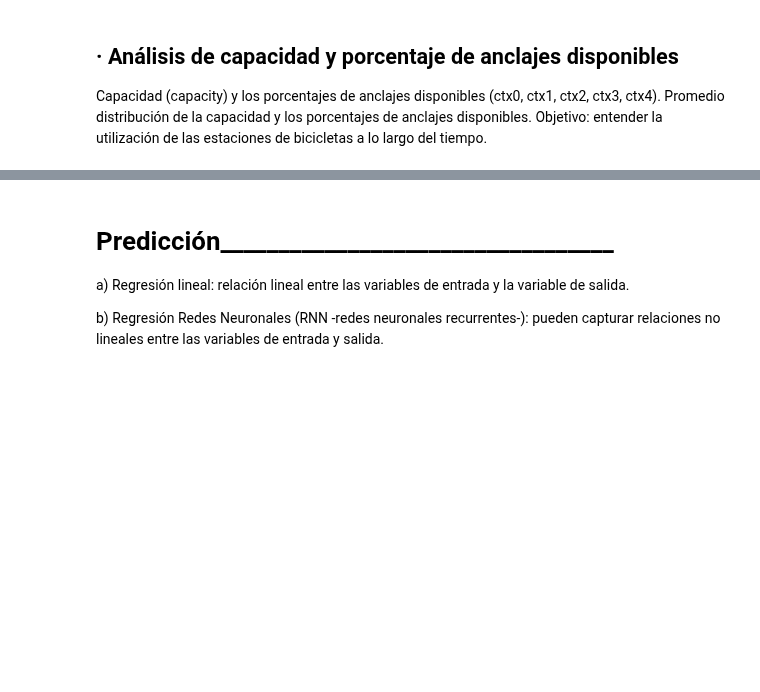
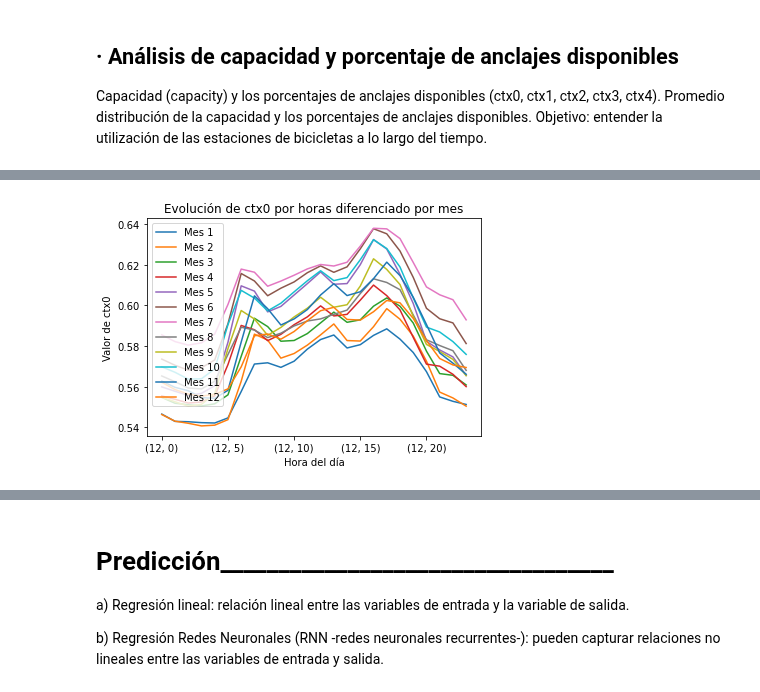
Before and after one commit to or1ol/CaptstoneProject, a Jupyter notebook: dades_complet_v1-1.ipynb, the cells around one changed output, grey strips where cells are left out. Drawn from its saved outputs; the diff is of its cells as text; code cells hidden in the pictures; blank space fills up the shorter version.

```diff
--- a/dades_complet_v1-1.ipynb
+++ b/dades_complet_v1-1.ipynb
@@ -213,0 +247,4 @@ Capacidad (capacity) y los porcentajes de anclajes disponibles (ctx0, ctx1, ctx2
+# %%
+# Datos por mes y hora, y calcula la media de 'ctx0' en cada grupo
+mean_by_month_hour = bbdd_completa.groupby(['month', 'hour'])['ctx0'].mean().compute()
+print(mean_by_month_hour)
@@ -213,0 +265,17 @@ Capacidad (capacity) y los porcentajes de anclajes disponibles (ctx0, ctx1, ctx2
+# %%
+# Figura y eje
+fig, ax = plt.subplots()
+
+# Iteración sobre los grupos para generar línea por mes
+for month, group in mean_by_month_hour.groupby(level=0):
+    group.plot(ax=ax, label=f"Mes {month}")
+
+# Ejes y leyenda
+ax.set_xlabel('Hora del día')
+ax.set_ylabel('Valor de ctx0')
+ax.set_title('Evolución de ctx0 por horas diferenciado por mes')
+ax.legend()
+
+plt.show()
+# %% [output]
+[figure, added]
```
Also changed, not shown: parts of 31 cells of this notebook, 2 other files.
